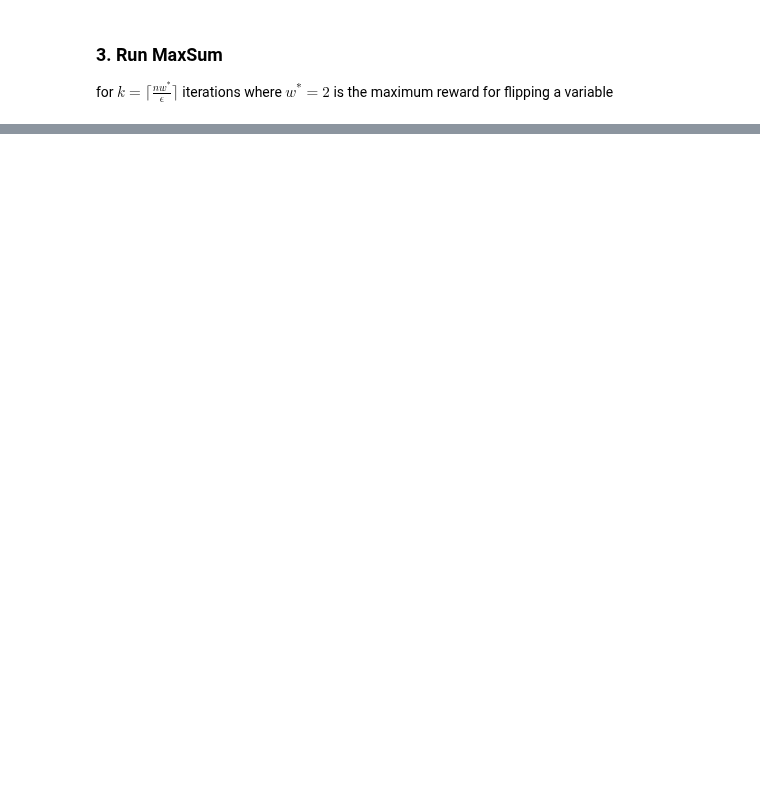
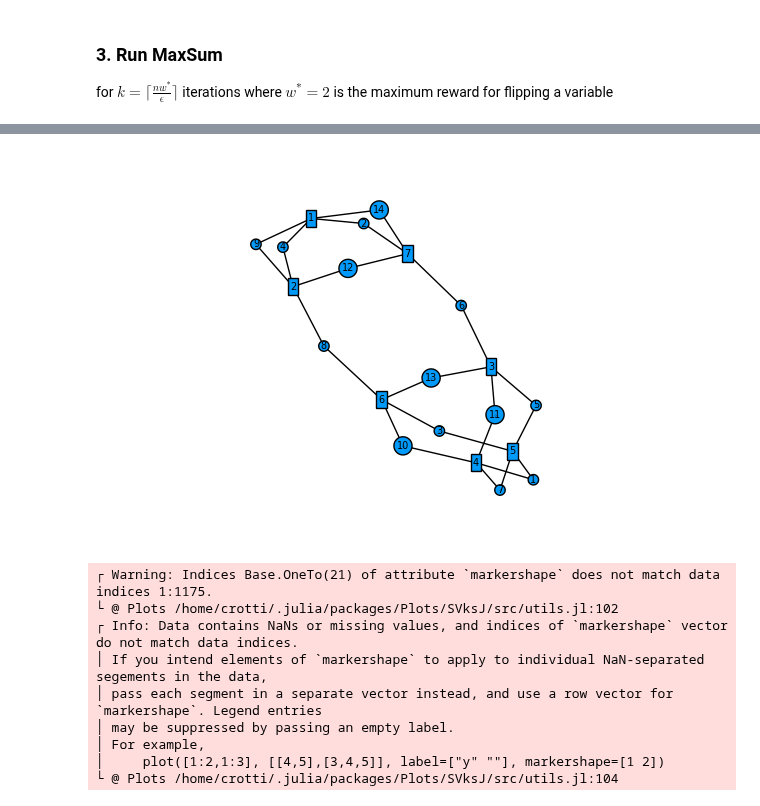
Before and after one commit to stecrotti/sourcecoding, a Jupyter notebook: notebooks/Convergence of MaxSum.ipynb, the cells around one changed output, grey strips where cells are left out. Saved outputs shown, nothing was run; the diff lists cells and outputs as text; code cells hidden in the pictures; blank space fills up the shorter version.

```diff
--- a/notebooks/Convergence of MaxSum.ipynb
+++ b/notebooks/Convergence of MaxSum.ipynb
@@ -132,0 +261,14 @@ false
+# %%
+include("../code/plotters/plot_graph.jl")
+plot(H, randseed=1)
+# %% [output]
+[figure, added]
+┌ Warning: Indices Base.OneTo(21) of attribute `markershape` does not match data indices 1:1175.
+└ @ Plots /home/crotti/.julia/packages/Plots/SVksJ/src/utils.jl:102
+┌ Info: Data contains NaNs or missing values, and indices of `markershape` vector do not match data indices.
+│ If you intend elements of `markershape` to apply to individual NaN-separated segements in the data,
+│ pass each segment in a separate vector instead, and use a row vector for `markershape`. Legend entries
+│ may be suppressed by passing an empty label.
+│ For example,
+│     plot([1:2,1:3], [[4,5],[3,4,5]], label=["y" ""], markershape=[1 2])
+└ @ Plots /home/crotti/.julia/packages/Plots/SVksJ/src/utils.jl:104
```
Also changed, not shown: parts of 32 cells of this notebook, 2 other files.
